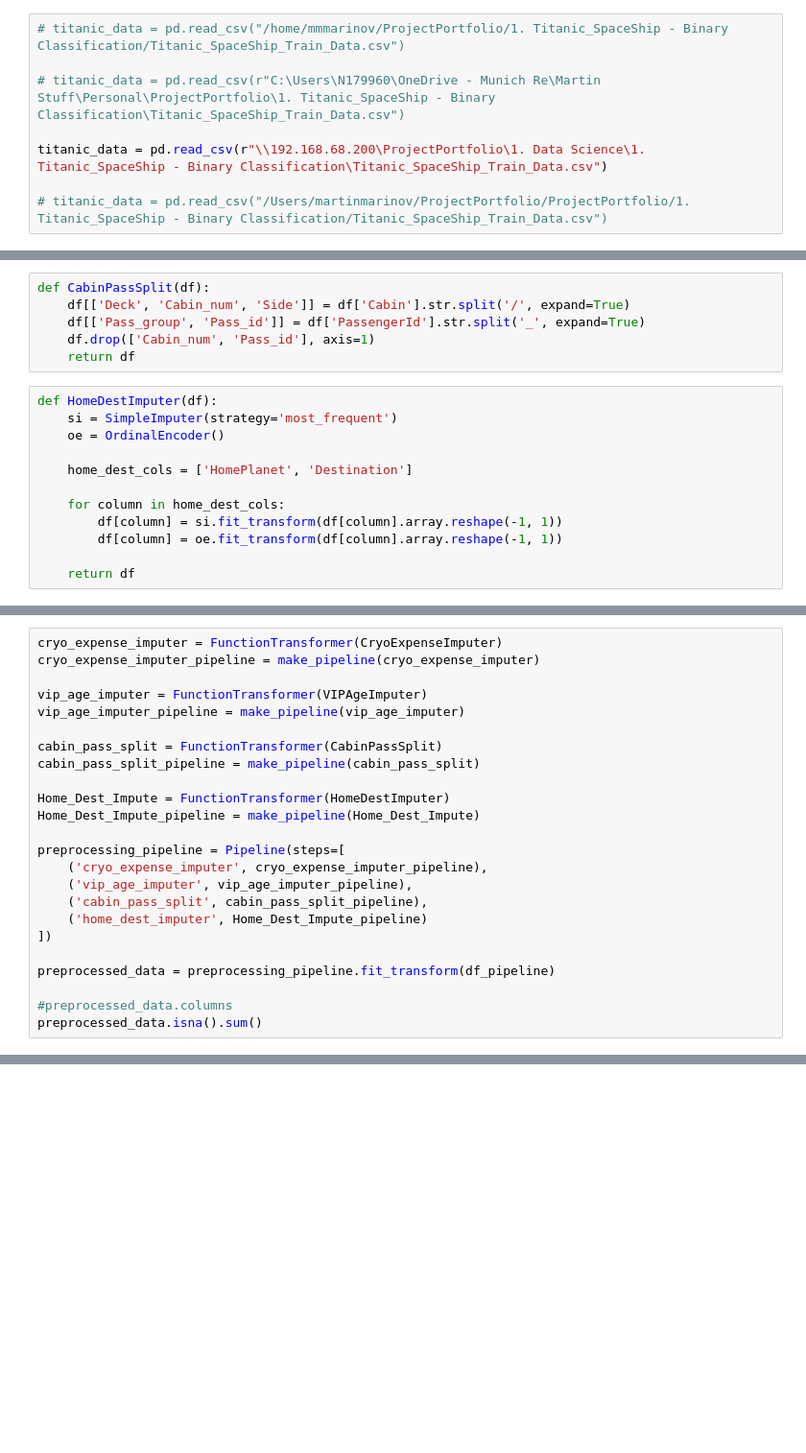
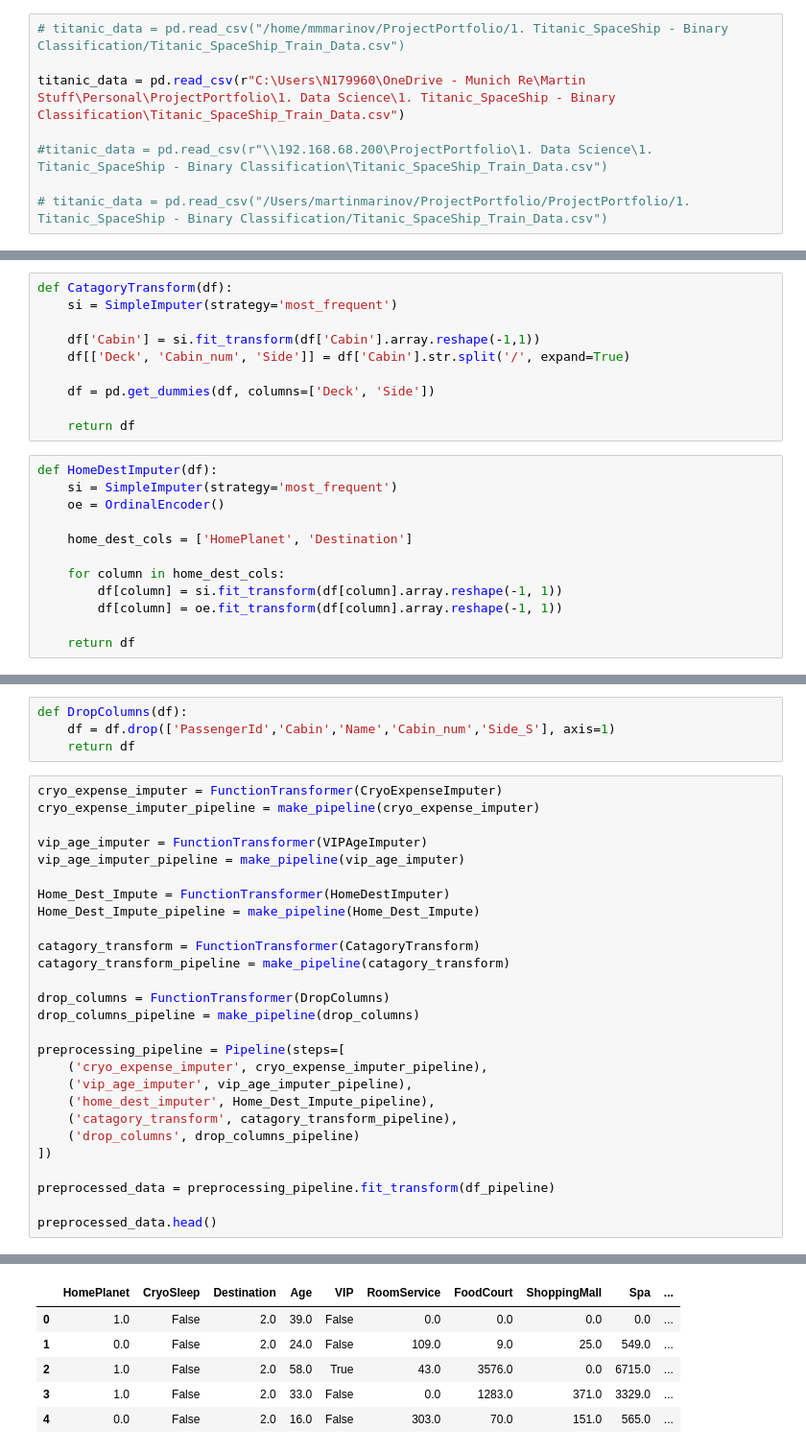
Before and after one commit to MMMarinov/ProjectPortfolio, a Jupyter notebook: 1. Data Science/1. Titanic_SpaceShip - Binary Classification/Titanic_SpaceShip_XGBoost.ipynb, the cells around one changed output, grey strips where cells are left out. Shown at 96% size. Drawn from its saved outputs; the diff is of its cells as text; blank space fills up the shorter version.

Commit message:
Got preprocessing pipeline to working state

```diff
--- a/1. Data Science/1. Titanic_SpaceShip - Binary Classification/Titanic_SpaceShip_XGBoost.ipynb
+++ b/1. Data Science/1. Titanic_SpaceShip - Binary Classification/Titanic_SpaceShip_XGBoost.ipynb
@@ -42,9 +42,9 @@ Whether the passenger was transported to another dimension. This is the target,
 # %%
 # titanic_data = pd.read_csv("/home/mmmarinov/ProjectPortfolio/1. Titanic_SpaceShip - Binary Classification/Titanic_SpaceShip_Train_Data.csv")
 
-# titanic_data = pd.read_csv(r"C:\Users\N179960\OneDrive - Munich Re\Martin Stuff\Personal\ProjectPortfolio\1. Titanic_SpaceShip - Binary Classification\Titanic_SpaceShip_Train_Data.csv")
+titanic_data = pd.read_csv(r"C:\Users\N179960\OneDrive - Munich Re\Martin Stuff\Personal\ProjectPortfolio\1. Data Science\1. Titanic_SpaceShip - Binary Classification\Titanic_SpaceShip_Train_Data.csv")
 
-titanic_data = pd.read_csv(r"\\192.168.68.200\ProjectPortfolio\1. Data Science\1. Titanic_SpaceShip - Binary Classification\Titanic_SpaceShip_Train_Data.csv")
+#titanic_data = pd.read_csv(r"\\192.168.68.200\ProjectPortfolio\1. Data Science\1. Titanic_SpaceShip - Binary Classification\Titanic_SpaceShip_Train_Data.csv")
 
 # titanic_data = pd.read_csv("/Users/martinmarinov/ProjectPortfolio/ProjectPortfolio/1. Titanic_SpaceShip - Binary Classification/Titanic_SpaceShip_Train_Data.csv")
 # %% [markdown]
@@ -667,10 +604,14 @@ def VIPAgeImputer(df):
     df['Age'] = df.apply(lambda row: VIP_false if pd.isna(row['Age']) and row['VIP'] == False else row['Age'], axis=1).astype('float64')
     return df
 # %%
-def CabinPassSplit(df):
+def CatagoryTransform(df):
+    si = SimpleImputer(strategy='most_frequent')
+
+    df['Cabin'] = si.fit_transform(df['Cabin'].array.reshape(-1,1))
     df[['Deck', 'Cabin_num', 'Side']] = df['Cabin'].str.split('/', expand=True)
-    df[['Pass_group', 'Pass_id']] = df['PassengerId'].str.split('_', expand=True)
-    df.drop(['Cabin_num', 'Pass_id'], axis=1)
+
+    df = pd.get_dummies(df, columns=['Deck', 'Side'])
+
     return df
 # %%
 def HomeDestImputer(df):
@@ -899,3 +628,7 @@ IndexError: only integers, slices (`:`), ellipsis (`...`), numpy.newaxis (`None`
+# %%
+def DropColumns(df):
+    df = df.drop(['PassengerId','Cabin','Name','Cabin_num','Side_S'], axis=1)
+    return df
 # %%
 cryo_expense_imputer = FunctionTransformer(CryoExpenseImputer)
 cryo_expense_imputer_pipeline = make_pipeline(cryo_expense_imputer)
@@ -903,21 +636,24 @@ cryo_expense_imputer_pipeline = make_pipeline(cryo_expense_imputer)
 vip_age_imputer = FunctionTransformer(VIPAgeImputer)
 vip_age_imputer_pipeline = make_pipeline(vip_age_imputer)
 
-cabin_pass_split = FunctionTransformer(CabinPassSplit)
-cabin_pass_split_pipeline = make_pipeline(cabin_pass_split)
-
 Home_Dest_Impute = FunctionTransformer(HomeDestImputer)
 Home_Dest_Impute_pipeline = make_pipeline(Home_Dest_Impute)
+
+catagory_transform = FunctionTransformer(CatagoryTransform)
+catagory_transform_pipeline = make_pipeline(catagory_transform)
+
+drop_columns = FunctionTransformer(DropColumns)
+drop_columns_pipeline = make_pipeline(drop_columns)
 
 preprocessing_pipeline = Pipeline(steps=[
     ('cryo_expense_imputer', cryo_expense_imputer_pipeline),
     ('vip_age_imputer', vip_age_imputer_pipeline),
-    ('cabin_pass_split', cabin_pass_split_pipeline),
-    ('home_dest_imputer', Home_Dest_Impute_pipeline)
+    ('home_dest_imputer', Home_Dest_Impute_pipeline),
+    ('catagory_transform', catagory_transform_pipeline),
+    ('drop_columns', drop_columns_pipeline)
 ])
 
 preprocessed_data = preprocessing_pipeline.fit_transform(df_pipeline)
 
-#preprocessed_data.columns
-preprocessed_data.isna().sum()
+preprocessed_data.head()
 # %% [output]
@@ -940,0 +660,6 @@ dtype: int64
+|  | HomePlanet | CryoSleep | Destination | Age | VIP | RoomService | FoodCourt | ShoppingMall | Spa | ... |
+| 0 | 1.0 | False | 2.0 | 39.0 | False | 0.0 | 0.0 | 0.0 | 0.0 | ... |
+| 1 | 0.0 | False | 2.0 | 24.0 | False | 109.0 | 9.0 | 25.0 | 549.0 | ... |
+| 2 | 1.0 | False | 2.0 | 58.0 | True | 43.0 | 3576.0 | 0.0 | 6715.0 | ... |
+| 3 | 1.0 | False | 2.0 | 33.0 | False | 0.0 | 1283.0 | 371.0 | 3329.0 | ... |
+| 4 | 0.0 | False | 2.0 | 16.0 | False | 303.0 | 70.0 | 151.0 | 565.0 | ... |
```
Also changed, not shown: parts of 13 cells of this notebook.
